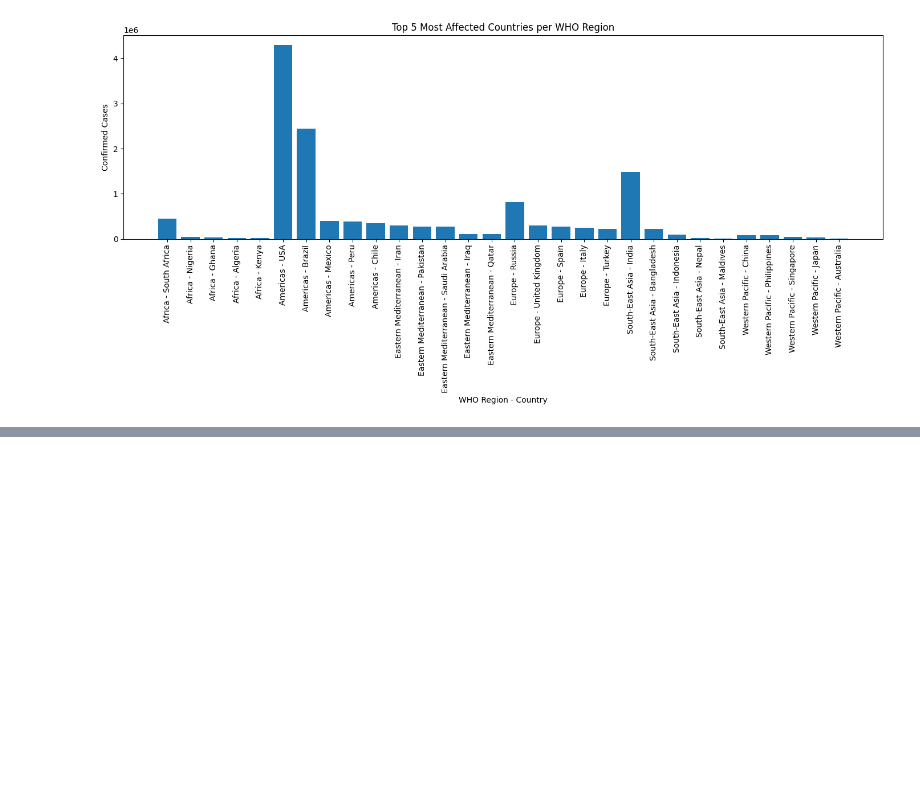
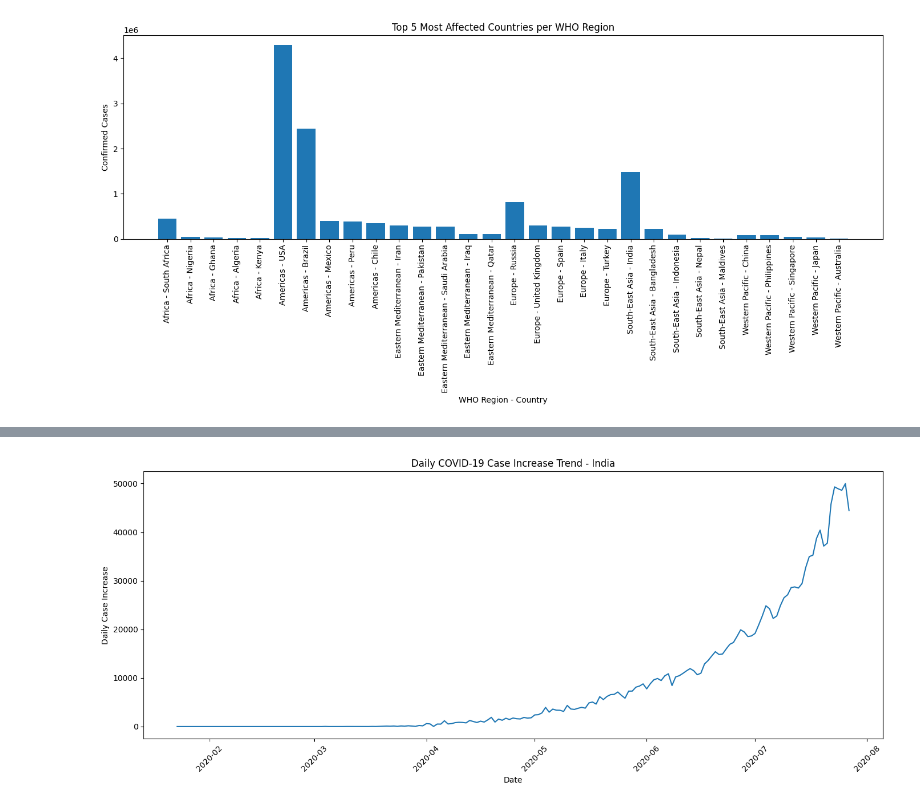
Before and after one commit to dilpreet0007/COVID19-Analytics-Pipeline, a Jupyter notebook: app.ipynb, the cells around one changed output, grey strips where cells are left out. Cells and saved outputs as stored; diff of their text form; code cells hidden in the pictures; blank space fills up the shorter version.

Commit message:
[Dilpreet] Task 12: Country-wise Daily Case Increase

```diff
--- a/app.ipynb
+++ b/app.ipynb
@@ -717,0 +727,17 @@ plt.show()
+# %%
+daily_change_df = daily_change_df.withColumn(
+    "Daily_Increase",
+    col("Confirmed") - col("Previous_Confirmed")
+)
+
+daily_change_df = daily_change_df.filter(
+    col("Daily_Increase").isNotNull()
+)
+
+daily_change_df.select(
+    "Country/Region",
+    "Date",
+    "Confirmed",
+    "Previous_Confirmed",
+    "Daily_Increase"
+).show(20, truncate=False)
@@ -717,0 +762,29 @@ plt.show()
+# %%
+country_example = "India"
+
+country_trend_pd = daily_change_df.filter(
+    col("Country/Region") == country_example
+).select(
+    "Date",
+    "Daily_Increase"
+).toPandas()
+# %%
+country_trend_pd["Date"] = pd.to_datetime(country_trend_pd["Date"])
+# %%
+plt.figure(figsize=(14, 6))
+
+plt.plot(
+    country_trend_pd["Date"],
+    country_trend_pd["Daily_Increase"]
+)
+
+plt.xlabel("Date")
+plt.ylabel("Daily Case Increase")
+plt.title(f"Daily COVID-19 Case Increase Trend - {country_example}")
+
+plt.xticks(rotation=45)
+
+plt.tight_layout()
+plt.show()
+# %% [output]
+[figure, added]
```
Also changed, not shown: parts of 4 cells of this notebook.
